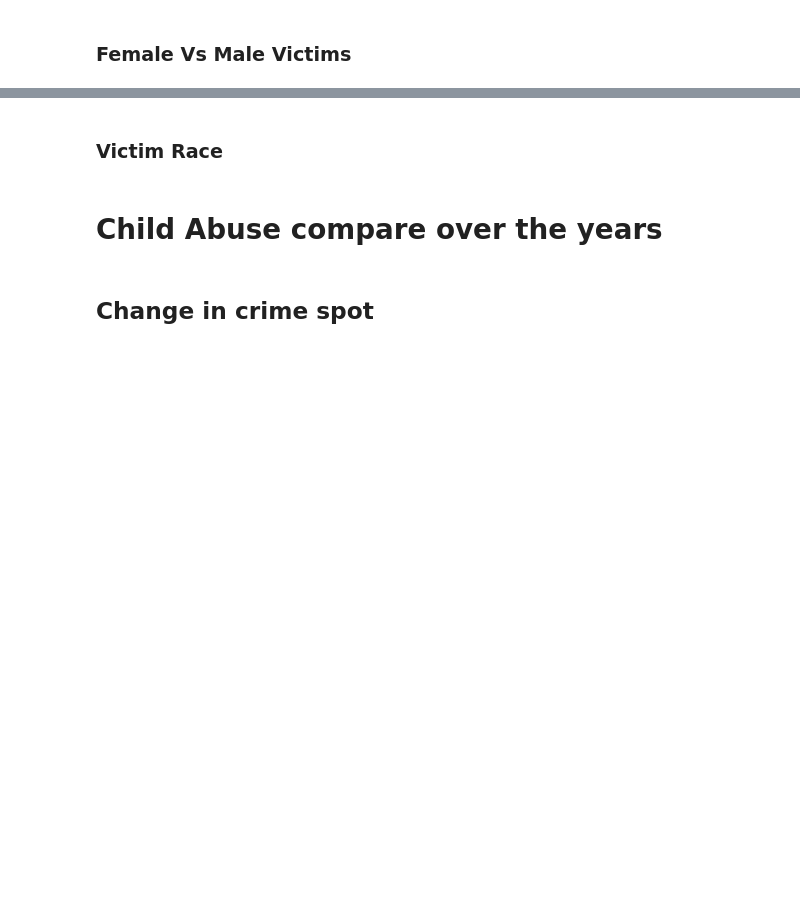
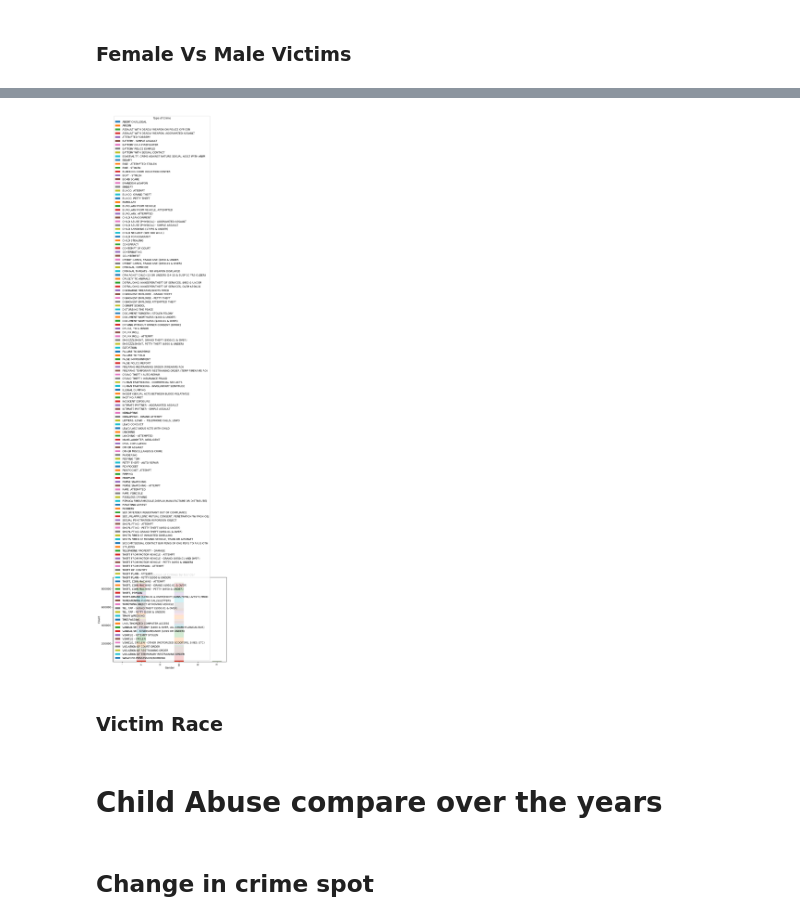
Before and after one commit to kekojones12/Project-1, a Jupyter notebook: Project_1_starter.ipynb, the cells around one changed output, grey strips where cells are left out. Saved outputs shown, nothing was run; the diff lists cells and outputs as text; code cells hidden in the pictures; blank space fills up the shorter version.

```diff
--- a/Project_1_starter.ipynb
+++ b/Project_1_starter.ipynb
@@ -306,3 +319,19 @@ plt.show()
+# %%
+pivot_table = pd.crosstab(Data_complete['Victim Gender'], Data_complete['Type of Crime'])
+
+# Create a stacked bar chart
+pivot_table.plot(kind='bar', stacked=True, figsize=(8, 6))
+
+# Customize the chart with labels and titles
+plt.title('Distribution of Crimes by Gender')
+plt.xlabel('Gender')
+plt.ylabel('Count')
+plt.legend(title='Type of Crime')
+
+# Display the plot
+plt.show()
+# %% [output]
+[figure, added]
 # %% [markdown]
 ### Victim Race
 # %% [markdown]
```
Also changed, not shown: parts of 6 cells of this notebook, 1 other file.
